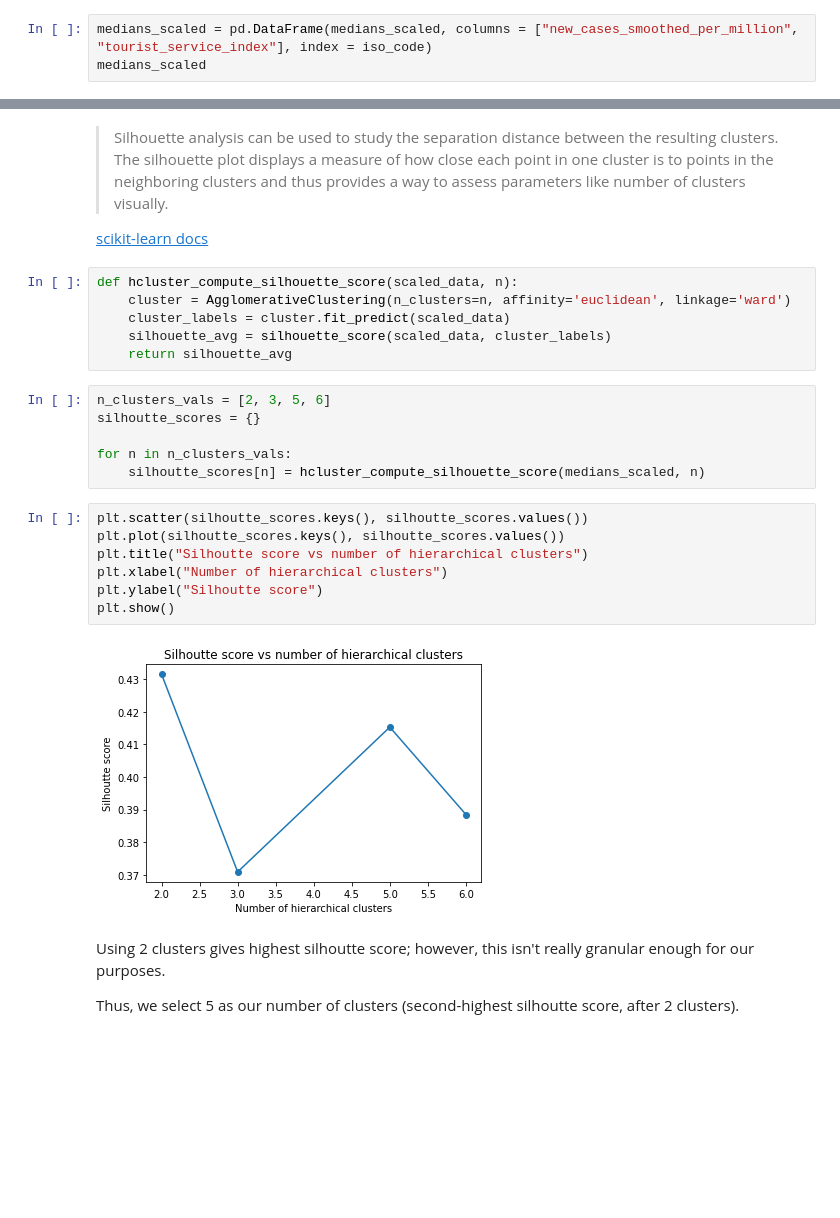
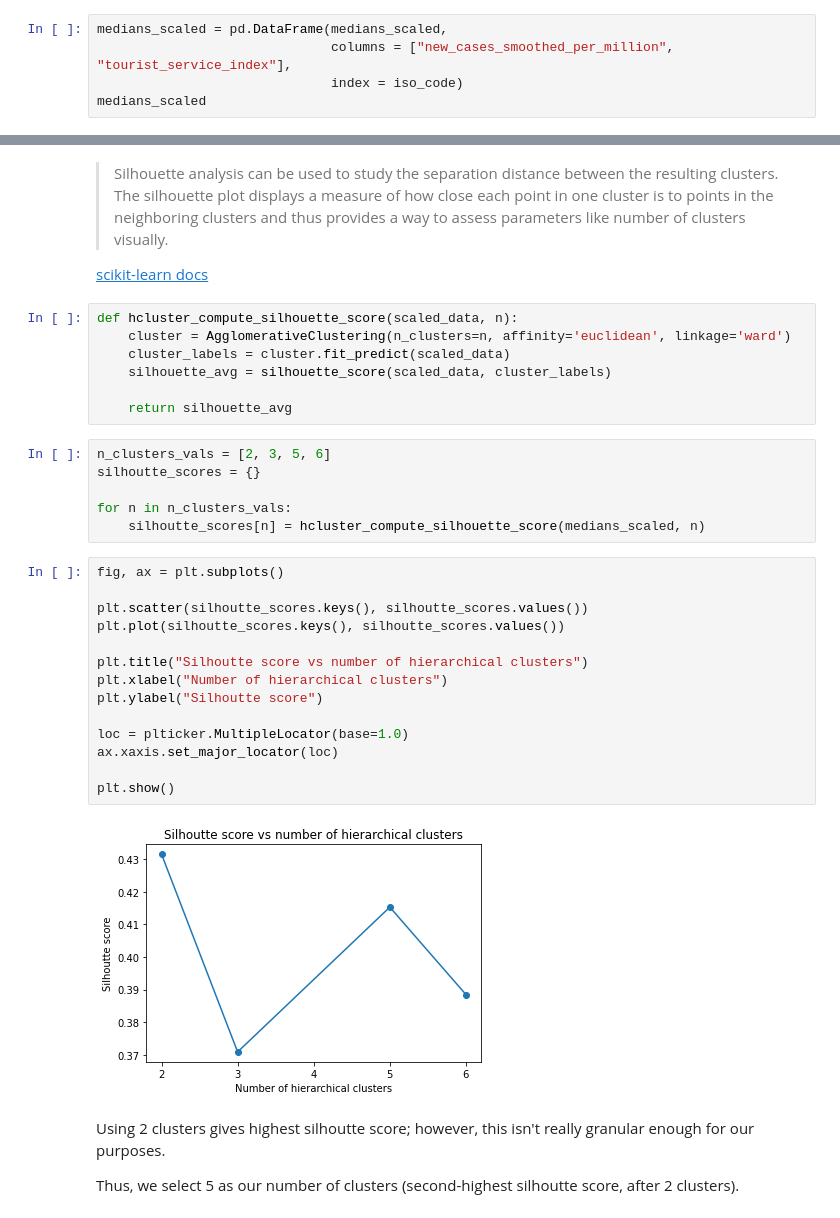
Before and after one commit to serenawatson/data3888, a Jupyter notebook: Eve_initial_variable_selection_clustering.ipynb, the cells around one changed output, grey strips where cells are left out. Cells and saved outputs as stored; diff of their text form; blank space fills up the shorter version.

```diff
--- a/Eve_initial_variable_selection_clustering.ipynb
+++ b/Eve_initial_variable_selection_clustering.ipynb
@@ -145,7 +150,9 @@ scaler = MinMaxScaler()
 # %%
 medians_scaled = scaler.fit_transform(medians)
 # %%
-medians_scaled = pd.DataFrame(medians_scaled, columns = ["new_cases_smoothed_per_million", "tourist_service_index"], index = iso_code)
+medians_scaled = pd.DataFrame(medians_scaled,
+                              columns = ["new_cases_smoothed_per_million", "tourist_service_index"],
+                              index = iso_code)
 medians_scaled
 # %% [output]
 |  | new_cases_smoothed_per_million | tourist_service_index |
@@ -191,6 +199,7 @@ def hcluster_compute_silhouette_score(scaled_data, n):
     cluster = AgglomerativeClustering(n_clusters=n, affinity='euclidean', linkage='ward')
     cluster_labels = cluster.fit_predict(scaled_data)
     silhouette_avg = silhouette_score(scaled_data, cluster_labels)
+
     return silhouette_avg
 # %%
 n_clusters_vals = [2, 3, 5, 6]
@@ -199,14 +208,21 @@ silhoutte_scores = {}
 for n in n_clusters_vals:
     silhoutte_scores[n] = hcluster_compute_silhouette_score(medians_scaled, n)
 # %%
+fig, ax = plt.subplots()
+
 plt.scatter(silhoutte_scores.keys(), silhoutte_scores.values())
 plt.plot(silhoutte_scores.keys(), silhoutte_scores.values())
+
 plt.title("Silhoutte score vs number of hierarchical clusters")
 plt.xlabel("Number of hierarchical clusters")
 plt.ylabel("Silhoutte score")
+
+loc = plticker.MultipleLocator(base=1.0)
+ax.xaxis.set_major_locator(loc)
+
 plt.show()
 # %% [output]
-[figure, old version]
+[figure, new version]
 # %% [markdown]
 Using 2 clusters gives highest silhoutte score; however, this isn't really granular enough for our purposes.
 
```
Also changed, not shown: parts of 9 cells of this notebook.
